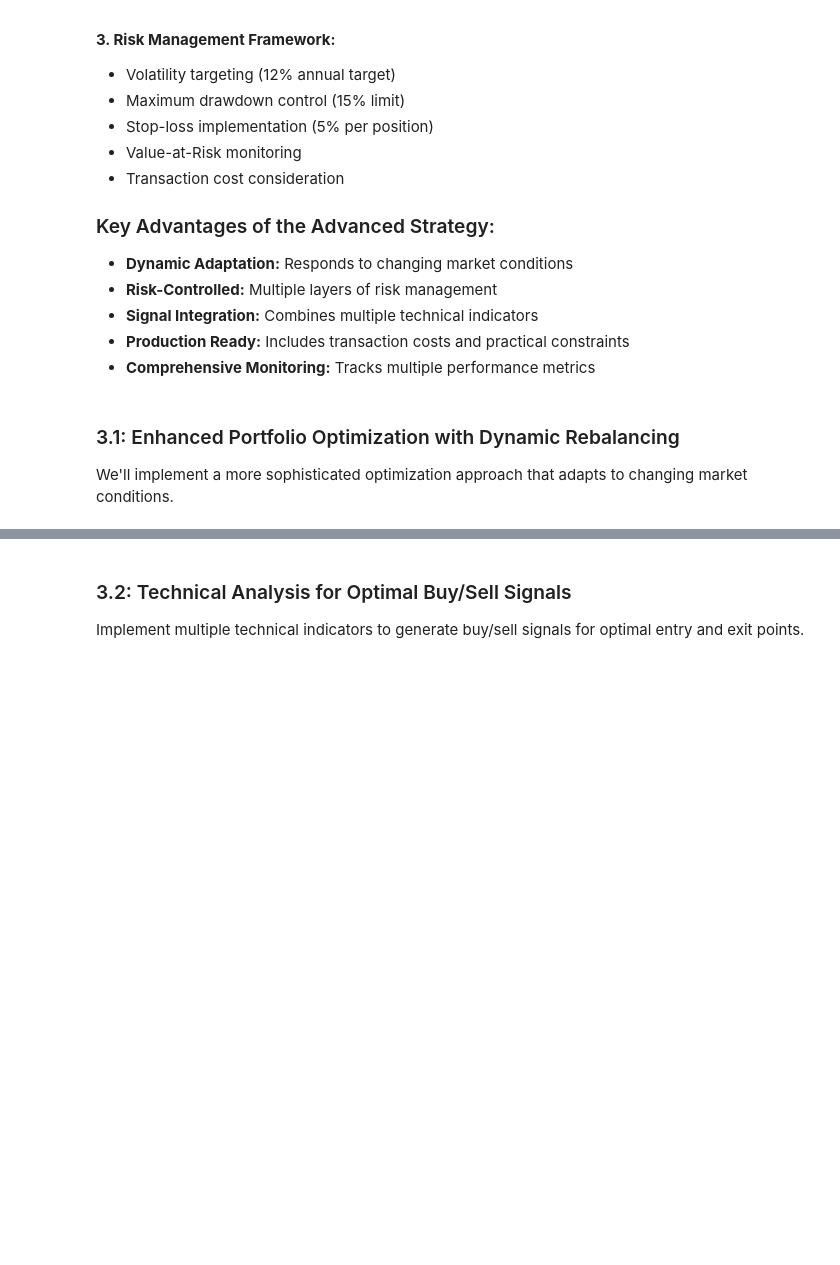
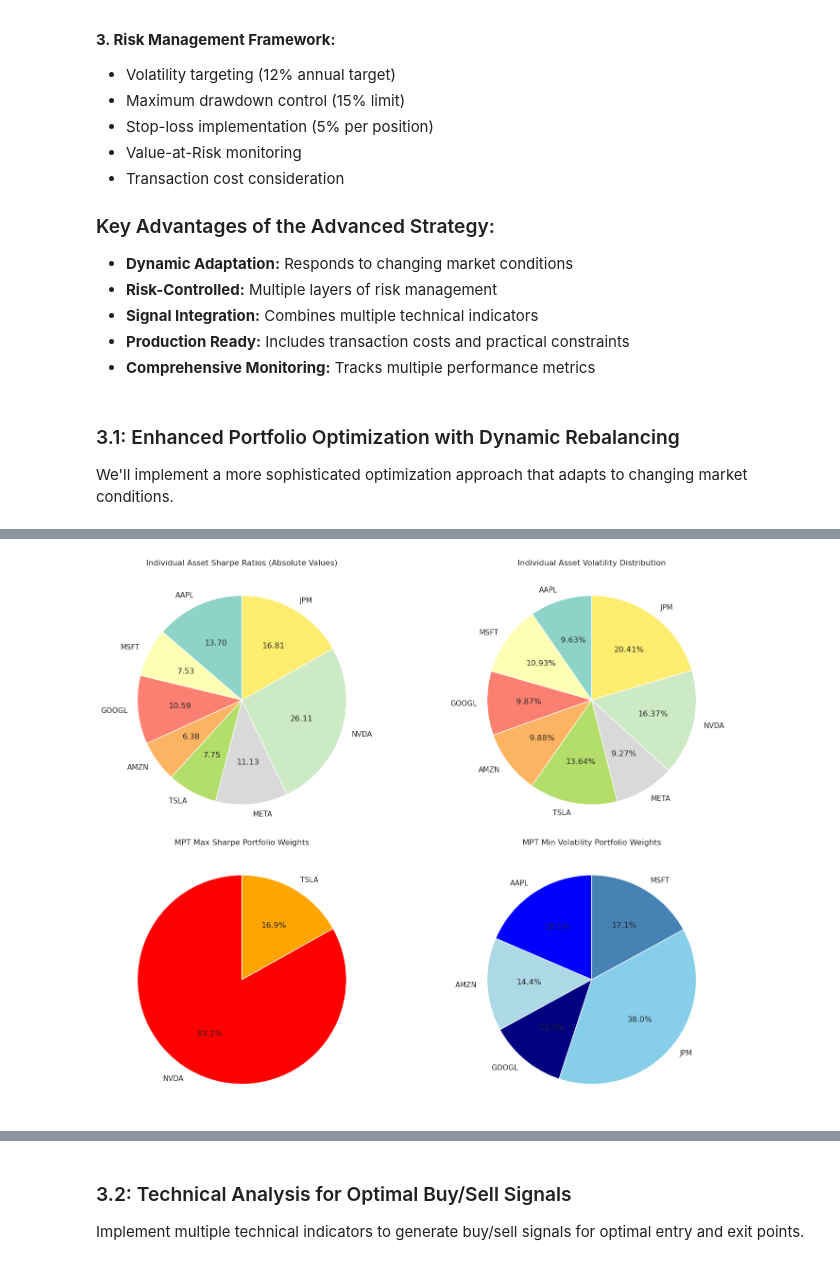
Before and after one commit to Henryy2510/draft, a Jupyter notebook: preparation.ipynb, the cells around one changed output, grey strips where cells are left out. Drawn from its saved outputs; the diff is of its cells as text; code cells hidden in the pictures; blank space fills up the shorter version.

Commit message:
update strategy

```diff
--- a/preparation.ipynb
+++ b/preparation.ipynb
@@ -509,0 +517,87 @@ Date
+# %%
+# MPT Method for Portfolio Rebalancing with Pie Charts
+
+# Calculate Sharpe ratios for individual assets
+individual_sharpe = (return_train - risk_free_rate) / (train_data.pct_change().std() * np.sqrt(252))
+
+# Create visualization with pie charts
+fig, ((ax1, ax2), (ax3, ax4)) = plt.subplots(2, 2, figsize=(16, 12))
+
+# 1. Individual Sharpe Ratios Pie Chart
+colors = plt.cm.Set3(np.linspace(0, 1, len(tickers)))
+wedges1, texts1, autotexts1 = ax1.pie(individual_sharpe.abs(),
+                                       labels=tickers,
+                                       autopct='%1.2f',
+                                       colors=colors,
+                                       startangle=90)
+ax1.set_title('Individual Asset Sharpe Ratios (Absolute Values)')
+
+# 2. Individual Volatility Pie Chart
+individual_vol = train_data.pct_change().std() * np.sqrt(252)
+wedges2, texts2, autotexts2 = ax2.pie(individual_vol,
+                                       labels=tickers,
+                                       autopct='%1.2f%%',
+                                       colors=colors,
+                                       startangle=90)
+ax2.set_title('Individual Asset Volatility Distribution')
+
+# 3. Max Sharpe Portfolio Weights Pie Chart
+max_sharpe_weights_clean = {k: v for k, v in cleaned_weights_sharpe_n.items() if v > 0.001}
+wedges3, texts3, autotexts3 = ax3.pie(max_sharpe_weights_clean.values(),
+                                       labels=max_sharpe_weights_clean.keys(),
+                                       autopct='%1.1f%%',
+                                       colors=['red', 'orange'],
+                                       startangle=90)
+ax3.set_title('MPT Max Sharpe Portfolio Weights')
+
+# 4. Min Volatility Portfolio Weights Pie Chart
+min_vol_weights_clean = {k: v for k, v in cleaned_weights_vol_n.items() if v > 0.001}
+wedges4, texts4, autotexts4 = ax4.pie(min_vol_weights_clean.values(),
+                                       labels=min_vol_weights_clean.keys(),
+                                       autopct='%1.1f%%',
+                                       colors=['blue', 'lightblue', 'navy', 'skyblue', 'steelblue'],
+                                       startangle=90)
+ax4.set_title('MPT Min Volatility Portfolio Weights')
+
+plt.tight_layout()
+plt.show()
+
+# Print detailed MPT rebalancing recommendations
+print("=== MPT PORTFOLIO REBALANCING RECOMMENDATIONS ===")
+print(f"\n1. INDIVIDUAL ASSET METRICS:")
+metrics_df = pd.DataFrame({
+    'Expected Return': return_train,
+    'Volatility': individual_vol,
+    'Sharpe Ratio': individual_sharpe
+}).round(4)
+print(metrics_df.sort_values('Sharpe Ratio', ascending=False))
+
+print(f"\n2. OPTIMAL PORTFOLIO ALLOCATIONS:")
+print(f"\nMax Sharpe Portfolio:")
+for asset, weight in cleaned_weights_sharpe_n.items():
+    if weight > 0.001:
+        print(f"  {asset}: {weight:.1%}")
+
+print(f"\nMin Volatility Portfolio:")
+for asset, weight in cleaned_weights_vol_n.items():
+    if weight > 0.001:
+        print(f"  {asset}: {weight:.1%}")
+
+# MPT Rebalancing Strategy
+print(f"\n3. MPT REBALANCING STRATEGY:")
+print(f"Expected Portfolio Return (Max Sharpe): {ef_sharpe_n.portfolio_performance()[0]:.2%}")
+print(f"Expected Portfolio Volatility (Max Sharpe): {ef_sharpe_n.portfolio_performance()[1]:.2%}")
+print(f"Expected Sharpe Ratio (Max Sharpe): {ef_sharpe_n.portfolio_performance()[2]:.3f}")
+
+print(f"\nExpected Portfolio Return (Min Vol): {ef_vol_n.portfolio_performance()[0]:.2%}")
+print(f"Expected Portfolio Volatility (Min Vol): {ef_vol_n.portfolio_performance()[1]:.2%}")
+print(f"Expected Sharpe Ratio (Min Vol): {ef_vol_n.portfolio_performance()[2]:.3f}")
+
+# Rebalancing frequency recommendation
+print(f"\n4. REBALANCING RECOMMENDATIONS:")
+print(f"- Rebalance monthly (21 trading days) for optimal risk-return balance")
+print(f"- Use Max Sharpe weights for growth-oriented strategy: {dict(cleaned_weights_sharpe_n)}")
+print(f"- Use Min Volatility weights for conservative strategy: {dict(cleaned_weights_vol_n)}")
+print(f"- Monitor portfolio drift and rebalance when weights deviate >5% from target")
+# %% [output]
+[figure, added]
```
Also changed, not shown: parts of 14 cells of this notebook.
